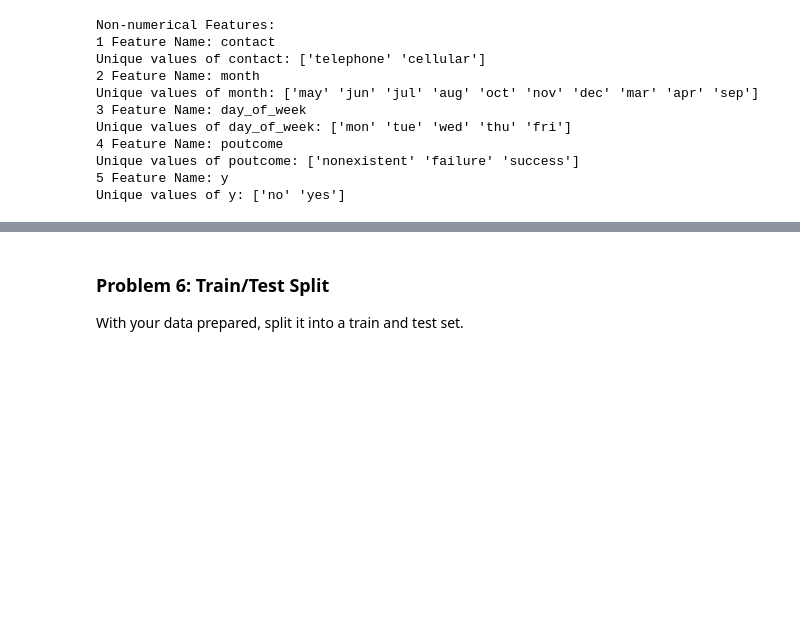
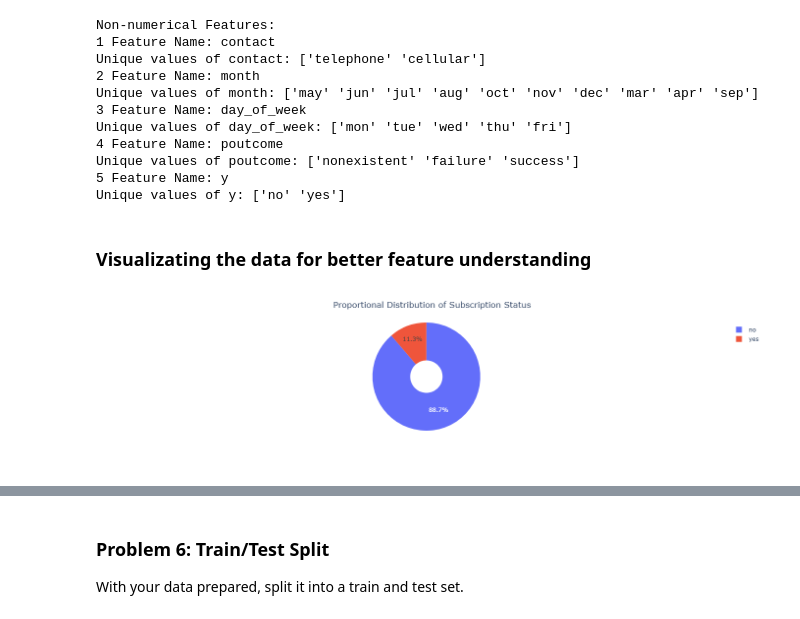
Before and after one commit to amanbhardwaj/compare-classifiers, a Jupyter notebook: prompt_III.ipynb, the cells around one changed output, grey strips where cells are left out. Drawn from its saved outputs; the diff is of its cells as text; code cells hidden in the pictures; blank space fills up the shorter version.

Commit message:
Added visualizations for subscription status analysis.

```diff
--- a/prompt_III.ipynb
+++ b/prompt_III.ipynb
@@ -231,3 +232,18 @@ Unique values of day_of_week: ['mon' 'tue' 'wed' 'thu' 'fri']
 Unique values of poutcome: ['nonexistent' 'failure' 'success']
 5 Feature Name: y
 Unique values of y: ['no' 'yes']
+# %% [markdown]
+### Visualizating the data for better feature understanding
+# %%
+# Proportional Distribution of Subscription Status
+sub_counts = campaign_df['y'].value_counts()
+sub_counts_df = pd.DataFrame(sub_counts).reset_index()
+sub_counts_df.columns = ['Subscription Status', 'Count']
+
+fig = px.pie(sub_counts_df, values='Count', names='Subscription Status', width=550, hole=0.3) # Optional: Add a hole for a donut chart effect
+fig.update_layout(title={'text': 'Proportional Distribution of Subscription Status','x': 0.5,'xanchor': 'center'})
+fig.write_image("images/01_Proportional_Distribution_of_Subscription_Status.png")
+fig.write_html("plots/01_Proportional_Distribution_of_Subscription_Status.html")
+fig.show()
+# %% [output]
+[figure, added]
```
Also changed, not shown: parts of 7 cells of this notebook, 14 other files.
